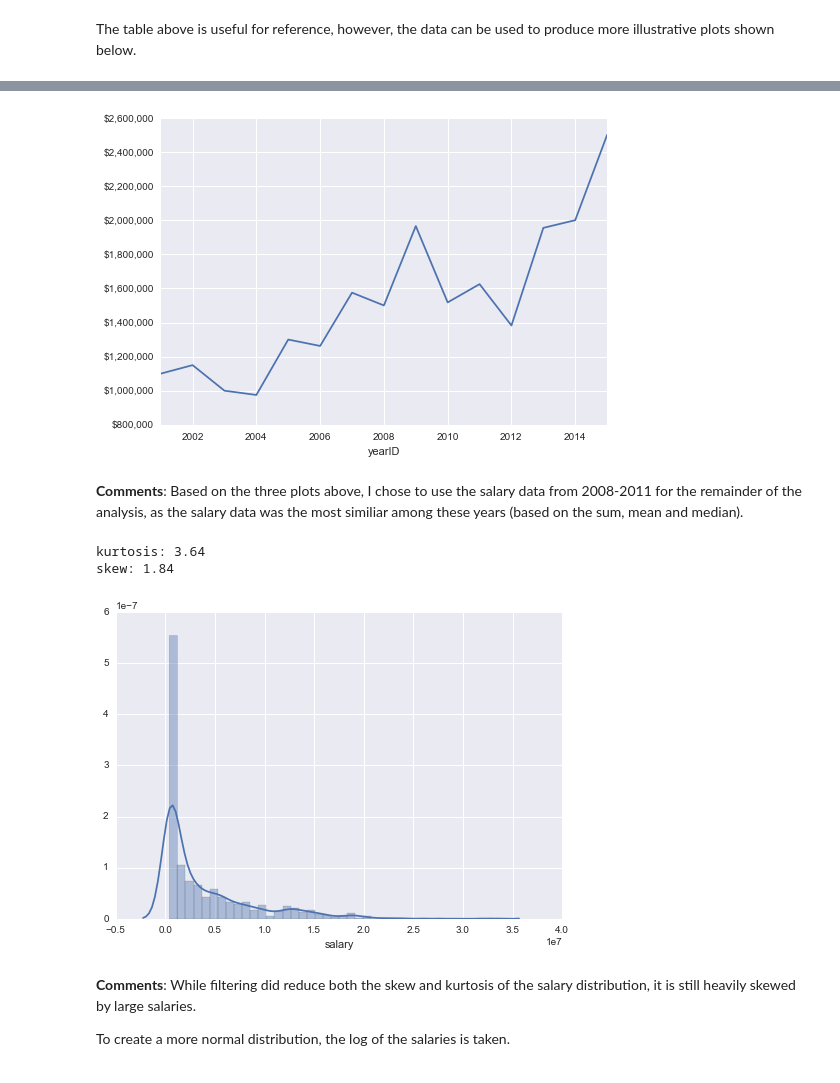
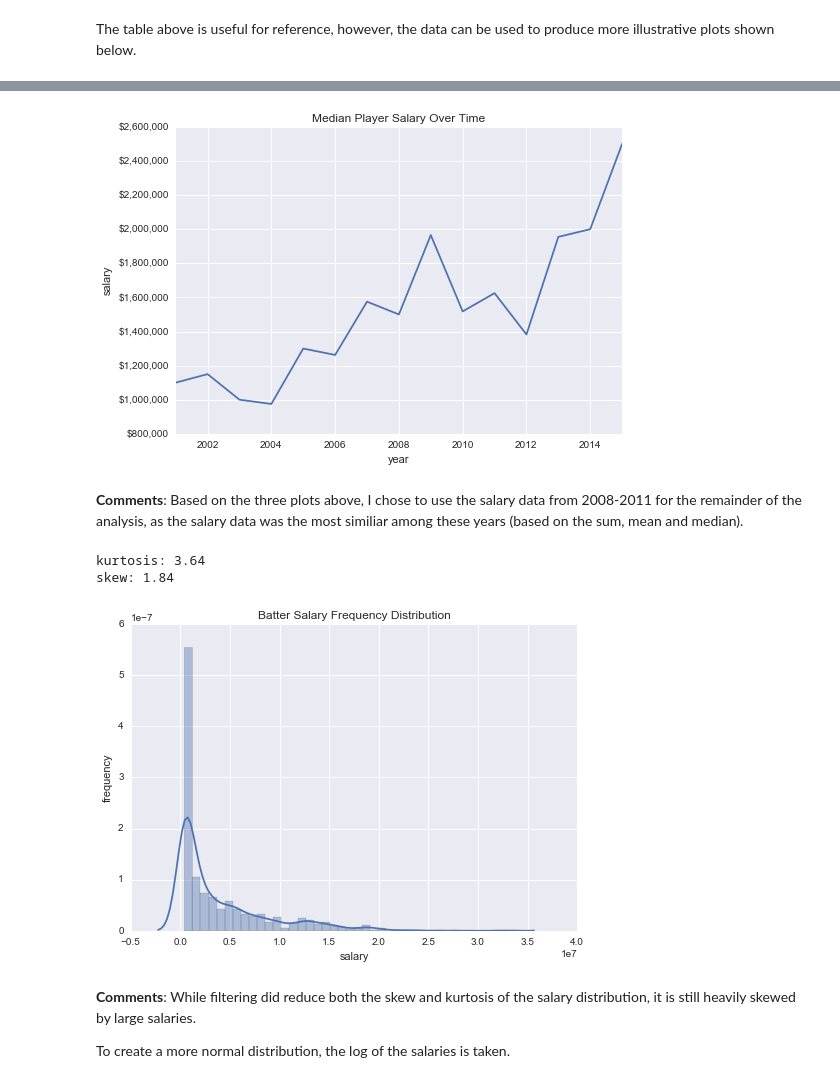
Before and after one commit to ian-whitestone/UD170, a Jupyter notebook: UD170 - Data Exploration - Batters.ipynb, the cells around one changed output, grey strips where cells are left out. Drawn from its saved outputs; the diff is of its cells as text; code cells hidden in the pictures.

```diff
--- a/UD170 - Data Exploration - Batters.ipynb
+++ b/UD170 - Data Exploration - Batters.ipynb
@@ -200,5 +200,9 @@ Describe returns a number of useful statistics, such as the count, mean, standar
 def print_dis_stats(df,var):
     print('kurtosis: %s'% round(df[var].kurtosis(),2))
     print('skew: %s'% round(df[var].skew(),2))
+
+def snsplot(df,var,title,xlabel,ylabel):
+    ax=sns.distplot(df[var]);
+    ax.set(title=title,xlabel=xlabel,ylabel=ylabel)
 # %%
 print_dis_stats(df,'salary')
@@ -266,19 +272,19 @@ df_plot(yearly_df,'mean')
 # %%
 ##Median salary over time
-df_plot(yearly_df,'median')
+df_plot(yearly_df,'median',kind='line',title='Median Player Salary Over Time',xlabel='year',ylabel='salary')
 # %% [output]
-[figure, old version]
+[figure, new version]
 # %% [markdown]
 **Comments**: Based on the three plots above, I chose to use the salary data from 2008-2011 for the remainder of the analysis, as the salary data was the most similiar among these years (based on the sum, mean and median).
 # %%
 df=df[(df['yearID']>2007)&(df['yearID']<2012)]
 
 print_dis_stats(df,'salary')
-sns.distplot(df['salary']);
+snsplot(df,'salary','Batter Salary Frequency Distribution','salary','frequency')
 # %% [output]
 kurtosis: 3.64
 skew: 1.84
-[figure, old version]
+[figure, new version]
 # %% [markdown]
 **Comments**: While filtering did reduce both the skew and kurtosis of the salary distribution, it is still heavily skewed by large salaries.
 
```
Also changed, not shown: parts of 13 cells of this notebook, 2 other files.
